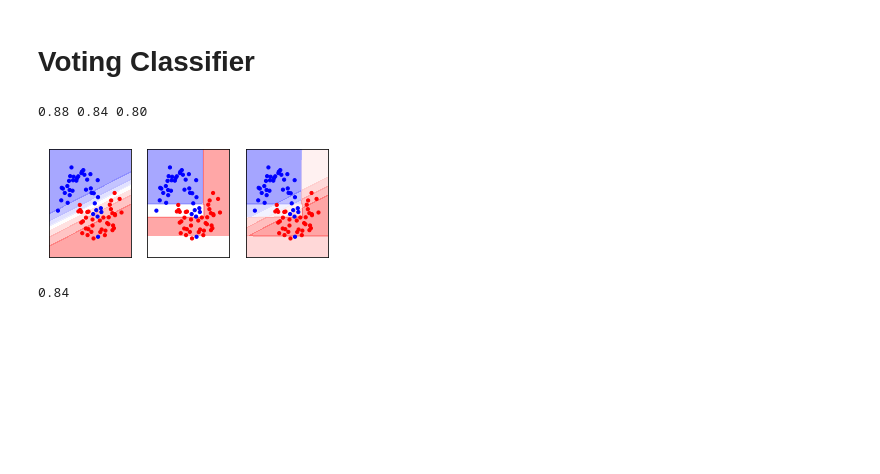
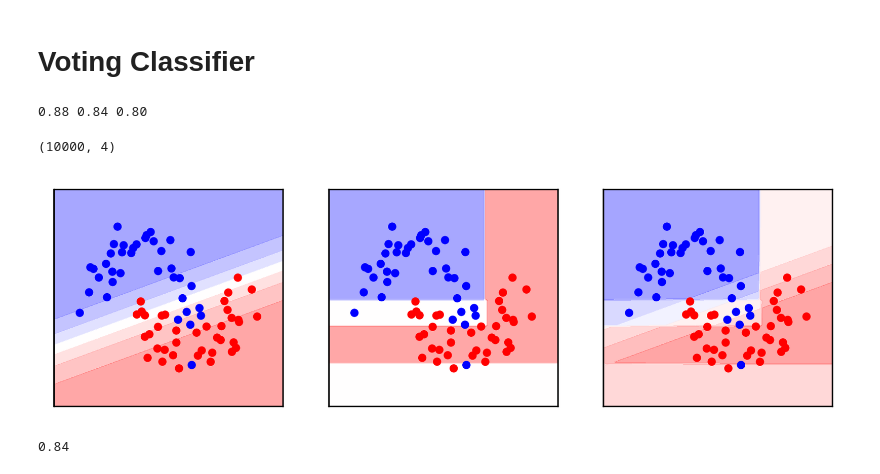
Before and after one commit to amueller/COMS4995-s19, a Jupyter notebook: slides/aml-08-trees-forests/aml-10.ipynb, the cells around one changed output. Cells and saved outputs as stored; diff of their text form; code cells hidden in the pictures; blank space fills up the shorter version.

```diff
--- a/slides/aml-08-trees-forests/aml-10.ipynb
+++ b/slides/aml-08-trees-forests/aml-10.ipynb
@@ -2,6 +2,7 @@
 import numpy as np
 import matplotlib.pyplot as plt
 % matplotlib inline
+plt.rcParams["savefig.dpi"] = 300
 plt.rcParams["figure.dpi"] = 300
 plt.rcParams["savefig.bbox"] = "tight"
 
@@ -268,14 +253,19 @@ y_lin = np.linspace(X_train[:, 1].min() - .5, X_train[:, 1].max() + .5, 100)
 x_grid, y_grid = np.meshgrid(x_lin, y_lin)
 X_grid = np.c_[x_grid.ravel(), y_grid.ravel()]
 # transform produces individual probabilities
-lr_probs, tree_probs =  voting.transform(X_grid)
+y_probs =  voting.transform(X_grid)
+# %%
+y_probs.shape
+# %% [output]
+(10000, 4)
 # %%
-fig, axes = plt.subplots(1, 3, subplot_kw={'xticks': (()), 'yticks': (())}, figsize=(5, 2))
-for prob, ax in zip([lr_probs, tree_probs, lr_probs + tree_probs], axes.ravel()):
-    ax.contourf(x_grid, y_grid, prob[:, 1].reshape(x_grid.shape), alpha=.4, cmap='bwr')
+fig, axes = plt.subplots(1, 3, subplot_kw={'xticks': (()), 'yticks': (())}, figsize=(7, 2))
+for prob, ax in zip([y_probs[:, 1], y_probs[:, 3], y_probs[:, 1::2].sum(axis=1)], axes.ravel()):
+    ax.contourf(x_grid, y_grid, prob.reshape(x_grid.shape), alpha=.4, cmap='bwr')
     ax.scatter(X_train[:, 0], X_train[:, 1], c=y_train, cmap='bwr', s=10)
+plt.savefig("images/voting_classifier.png")
 # %% [output]
-[figure, old version]
+[figure, new version]
 # %%
 voting.estimators_[0].score(X_test, y_test)
 # %% [output]
```
Also changed, not shown: parts of 22 cells of this notebook, 52 other files.
